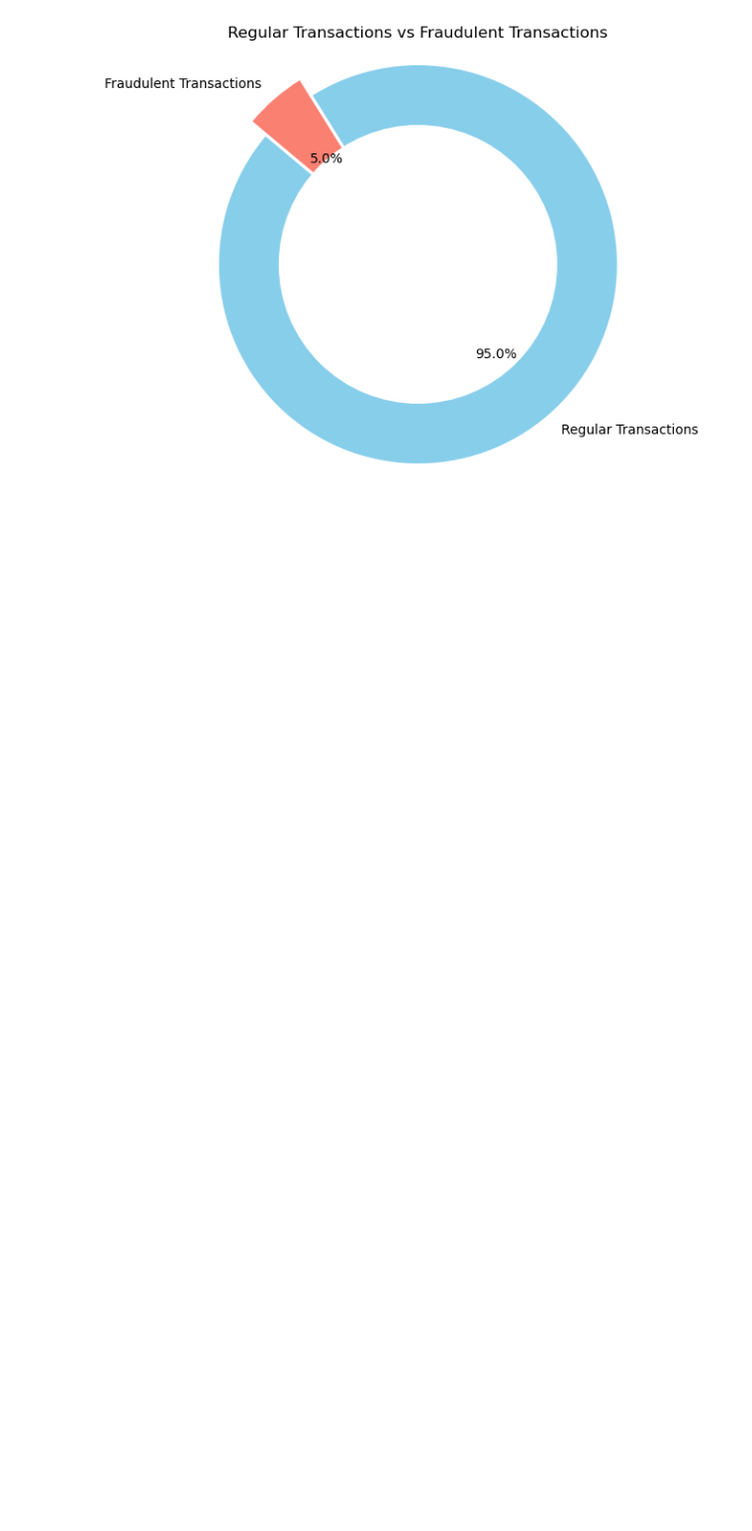
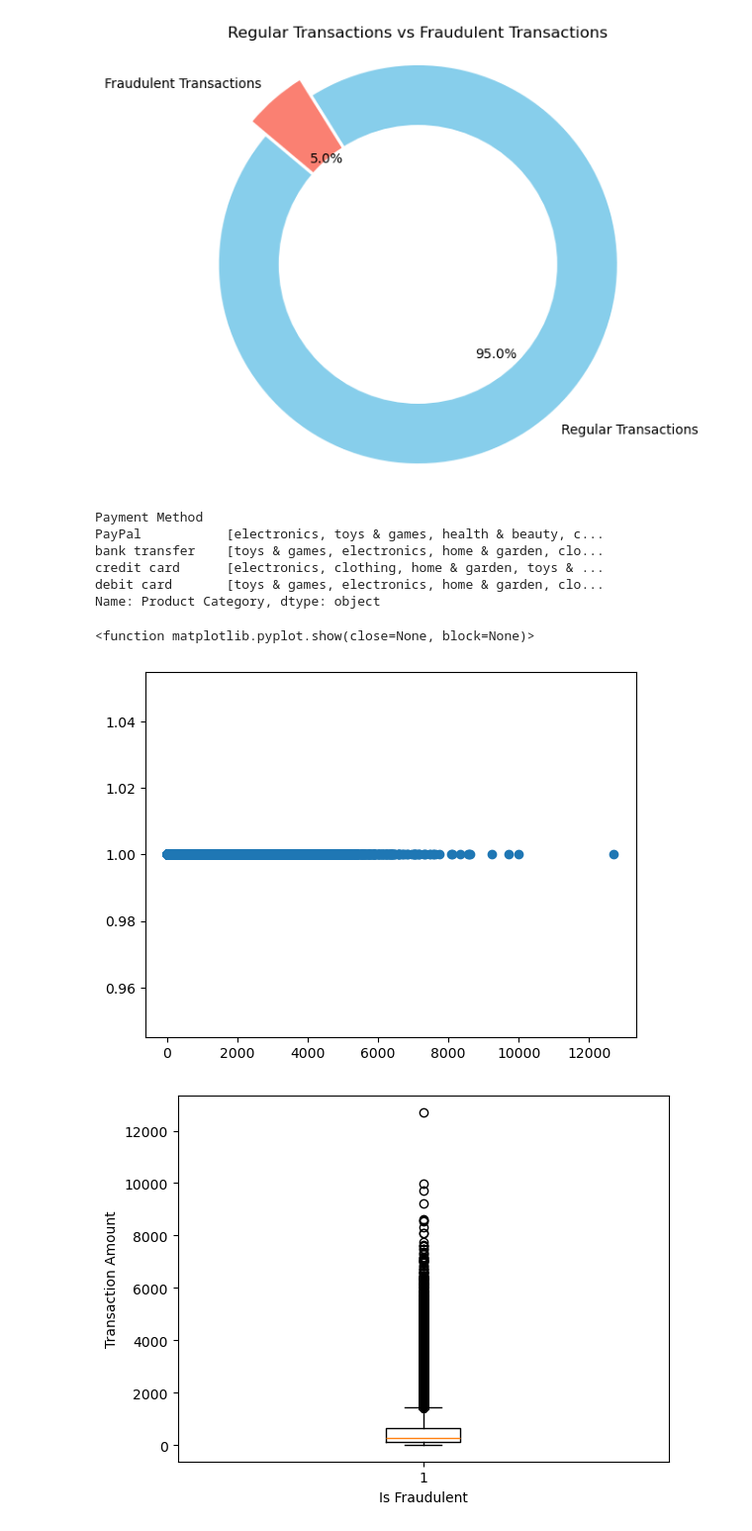
Before and after one commit to muneebsamad/project-1, a Jupyter notebook: new.ipynb, the cells around one changed output. Shown at 99% size. Drawn from its saved outputs; the diff is of its cells as text; code cells hidden in the pictures; blank space fills up the shorter version.

```diff
--- a/new.ipynb
+++ b/new.ipynb
@@ -3,8 +3,8 @@ import pandas as pd
 import matplotlib.pyplot as plt
 import numpy as np
 # %%
-df = pd.read_csv("/Users/muneebsamad/Desktop/Material/project-1/Fraudulent_E-Commerce_Transaction_Data_2.csv")
-df2 = pd.read_csv("/Users/muneebsamad/Desktop/Material/project-1/Fraudulent_E-Commerce_Transaction_Data.csv")
+df = pd.read_csv("..\Fraudulent_E-Commerce_Transaction_Data_2.csv")
+df2 = pd.read_csv("..\Fraudulent_E-Commerce_Transaction_Data.csv")
 # %%
 # Merge two datasets
 merged_df = pd.concat([df,df2], ignore_index=True)
@@ -123,3 +123,42 @@ plt.axis('equal')
 plt.show()
 # %% [output]
 [figure]
+# %%
+pay_by_cat = merged_df["Product Category"].groupby(merged_df["Payment Method"]).unique()
+pay_by_cat
+#df["Product Category"].unique()
+# %% [output]
+Payment Method
+PayPal           [electronics, toys & games, health & beauty, c...
+bank transfer    [toys & games, electronics, home & garden, clo...
+credit card      [electronics, clothing, home & garden, toys & ...
+debit card       [toys & games, electronics, home & garden, clo...
+Name: Product Category, dtype: object
+# %%
+#subsetting data
+fraud_trans_amount = merged_df.loc[merged_df["Is Fraudulent"]==1]
+not_fraud= merged_df.loc[merged_df["Is Fraudulent"]==0]
+
+#scatter plot
+plt.scatter(fraud_trans_amount["Transaction Amount"],fraud_trans_amount["Is Fraudulent"])
+
+##boxplot
+#fraudulent data
+fig1, ax1 = plt.subplots()
+label= merged_df["Is Fraudulent"]
+ax1.set_xlabel("Is Fraudulent")
+ax1.set_ylabel("Transaction Amount")
+ax1.boxplot(fraud_trans_amount["Transaction Amount"])
+
+#non-fraudulent data
+fig1, ax1 = plt.subplots()
+label= merged_df["Is Fraudulent"]
+ax1.set_xlabel("Not Fraudulent")
+ax1.set_ylabel("Transaction Amount")
+ax1.boxplot(not_fraud["Transaction Amount"])
+
+plt.show
+# %% [output]
+<function matplotlib.pyplot.show(close=None, block=None)>
+[figure, added]
+[figure, added]
```
Also changed, not shown: parts of 3 cells of this notebook.
